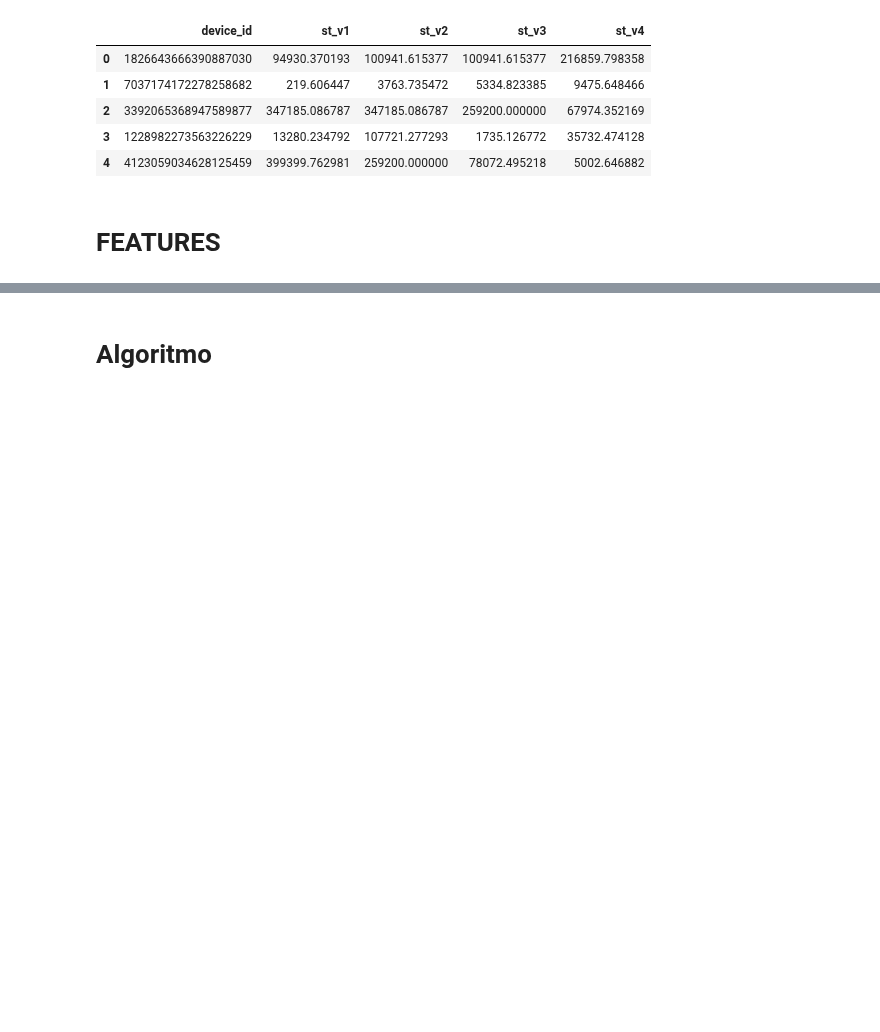
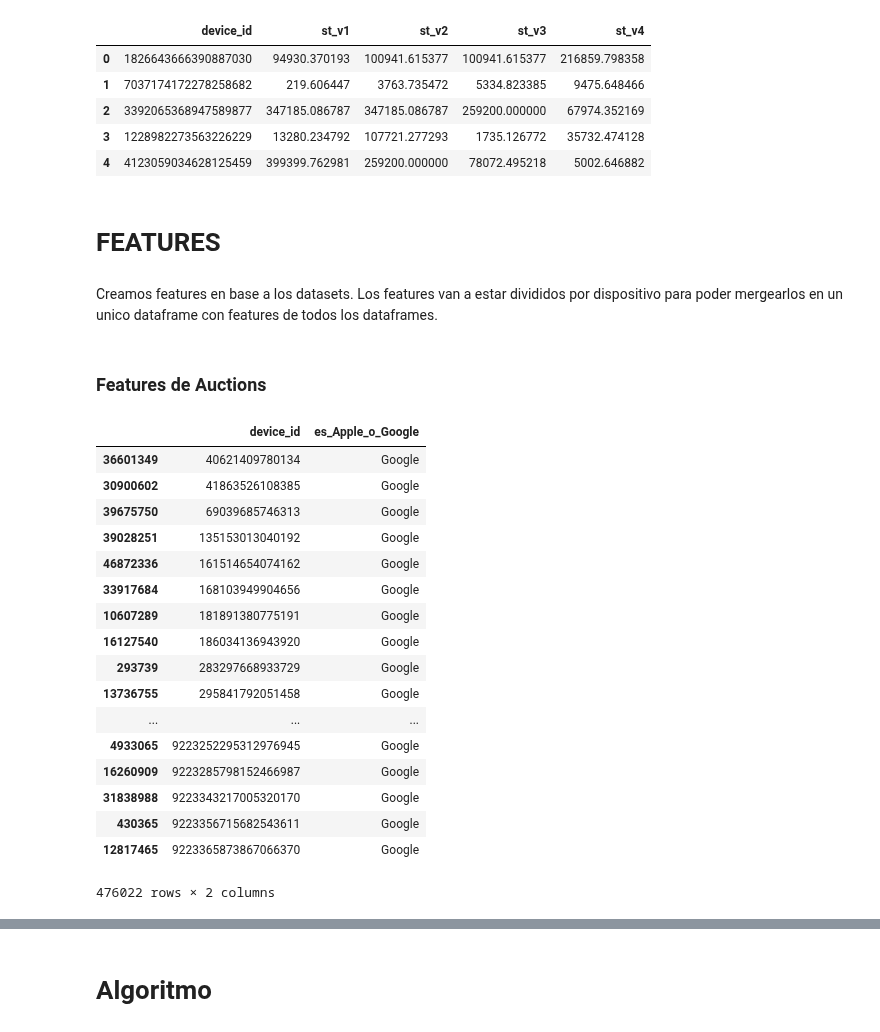
Before and after one commit to alepenaa94/Datos_2019_tp2, a Jupyter notebook: Algoritmos_ML/pruebaASD.ipynb, the cells around one changed output, grey strips where cells are left out. Saved outputs shown, nothing was run; the diff lists cells and outputs as text; code cells hidden in the pictures; blank space fills up the shorter version.

```diff
--- a/Algoritmos_ML/pruebaASD.ipynb
+++ b/Algoritmos_ML/pruebaASD.ipynb
@@ -133,0 +129,31 @@ df_features.columns = ['cantidad_de_eventos']
+# %% [markdown]
+Creamos features en base a los datasets. Los features van a estar divididos por dispositivo para poder mergearlos en un unico dataframe con features de todos los dataframes.
+# %% [markdown]
+### Features de Auctions
+# %%
+features_auctions = auctions[['device_id','ref_type_id']].drop_duplicates()
+# %%
+features_auctions.sort_values('device_id',inplace=True)
+features_auctions.columns = ['device_id','es_Apple_o_Google']
+# %%
+#No sirve porque hay dispositivos que usan ambas...
+features_auctions
+# %% [output]
+|  | device_id | es_Apple_o_Google |
+| 36601349 | 40621409780134 | Google |
+| 30900602 | 41863526108385 | Google |
+| 39675750 | 69039685746313 | Google |
+| 39028251 | 135153013040192 | Google |
+| 46872336 | 161514654074162 | Google |
+| 33917684 | 168103949904656 | Google |
+| 10607289 | 181891380775191 | Google |
+| 16127540 | 186034136943920 | Google |
+| 293739 | 283297668933729 | Google |
+| 13736755 | 295841792051458 | Google |
+| ... | ... | ... |
+| 4933065 | 9223252295312976945 | Google |
+| 16260909 | 9223285798152466987 | Google |
+| 31838988 | 9223343217005320170 | Google |
+| 430365 | 9223356715682543611 | Google |
+| 12817465 | 9223365873867066370 | Google |
+476022 rows × 2 columns
```
Also changed, not shown: parts of 27 cells of this notebook.
